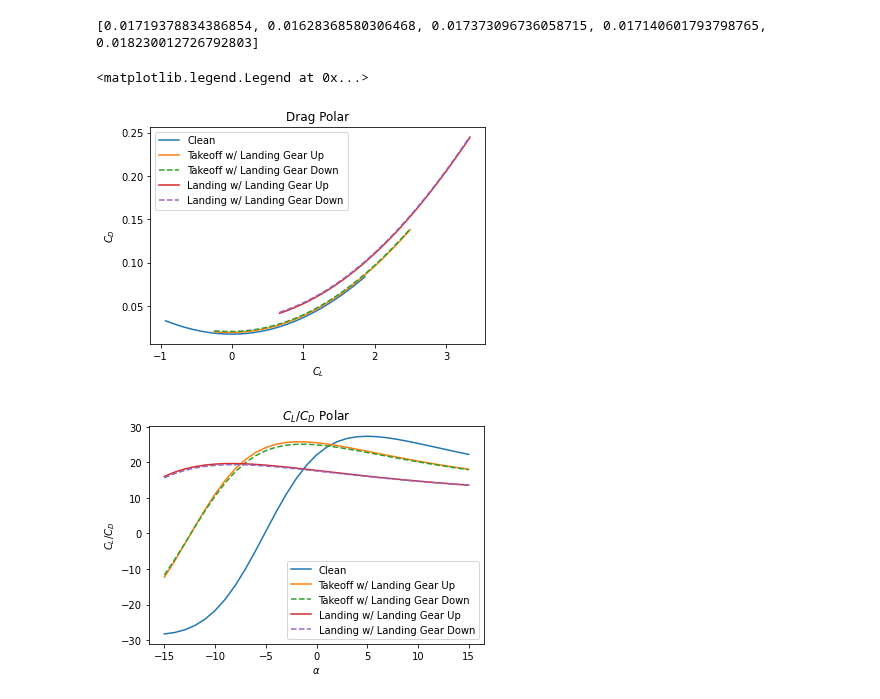
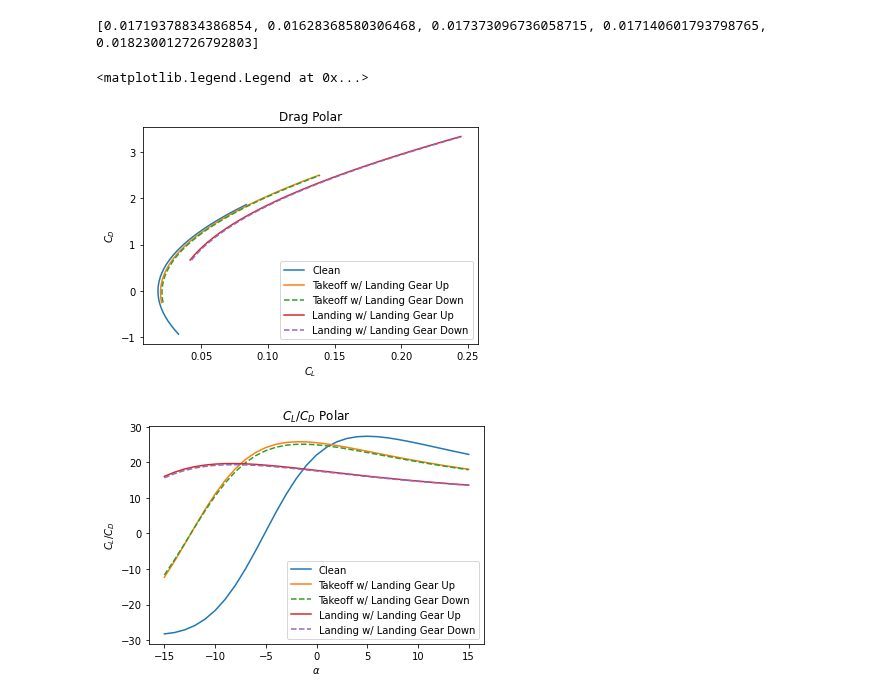
Before and after one commit to jucobee/START, a Jupyter notebook: Code Merging/drag-polar.ipynb, the cells around one changed output. Cells and saved outputs as stored; diff of their text form; code cells hidden in the pictures.

```diff
--- a/Code Merging/drag-polar.ipynb
+++ b/Code Merging/drag-polar.ipynb
@@ -116,34 +116,34 @@ print(CD0s)
 # %%
 # plt.plot(CL1,CD1)
 # plt.plot(CL2,CD2)
 # plt.plot(CL3,CD3)
 # plt.plot(CL4,CD4)
 # plt.plot(CL5,CD5)
 
 # plt.figure()
 
-plt.plot(CL1,(CD0s[0]+CD1),label='Clean')
-plt.plot(CL2,(CD0s[1]+CD2),label='Takeoff w/ Landing Gear Up')
-plt.plot(CL3,(CD0s[2]+CD3),'--',label='Takeoff w/ Landing Gear Down')
-plt.plot(CL4,(CD0s[3]+CD4),label='Landing w/ Landing Gear Up')
-plt.plot(CL5,(CD0s[4]+CD5),'--',label='Landing w/ Landing Gear Down')
+plt.plot((CD0s[0]+CD1), CL1, label='Clean')
+plt.plot((CD0s[1]+CD2),CL2,label='Takeoff w/ Landing Gear Up')
+plt.plot((CD0s[2]+CD3),CL3,'--',label='Takeoff w/ Landing Gear Down')
+plt.plot((CD0s[3]+CD4), CL4,label='Landing w/ Landing Gear Up')
+plt.plot((CD0s[4]+CD5),CL5,'--',label='Landing w/ Landing Gear Down')
 plt.xlabel('$C_L$')
 plt.ylabel('$C_D$')
 plt.title('Drag Polar')
 plt.legend()
 
 
 plt.figure()
 plt.plot(range(-15,15+1),CL1/(CD0s[0]+CD1),label='Clean')
 plt.plot(range(-15,15+1),CL2/(CD0s[1]+CD2),label='Takeoff w/ Landing Gear Up')
 plt.plot(range(-15,15+1),CL3/(CD0s[2]+CD3),'--',label='Takeoff w/ Landing Gear Down')
 plt.plot(range(-15,15+1),CL4/(CD0s[3]+CD4),label='Landing w/ Landing Gear Up')
 plt.plot(range(-15,15+1),CL5/(CD0s[4]+CD5),'--',label='Landing w/ Landing Gear Down')
 plt.xlabel('$\\alpha$')
 plt.ylabel('$C_L/C_D$')
 plt.title('$C_L/C_D$ Polar')
 plt.legend()
 # %% [output]
 <matplotlib.legend.Legend at 0x...>
-[figure, old version]
+[figure, new version]
 [figure]
```
Also changed, not shown: 1 other file.
